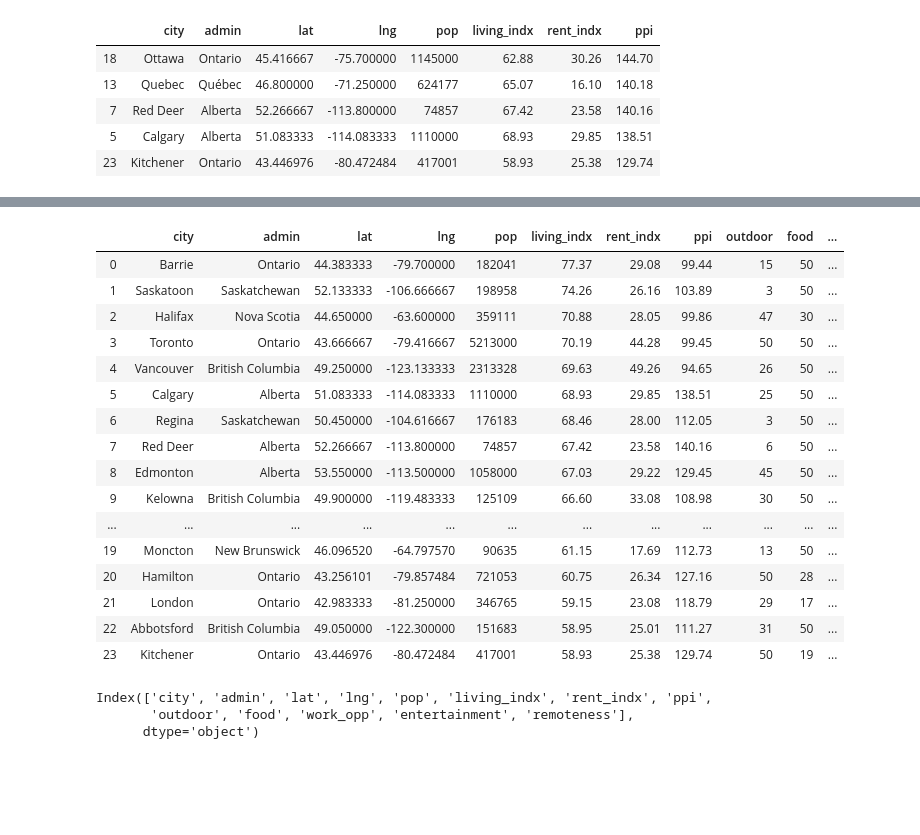
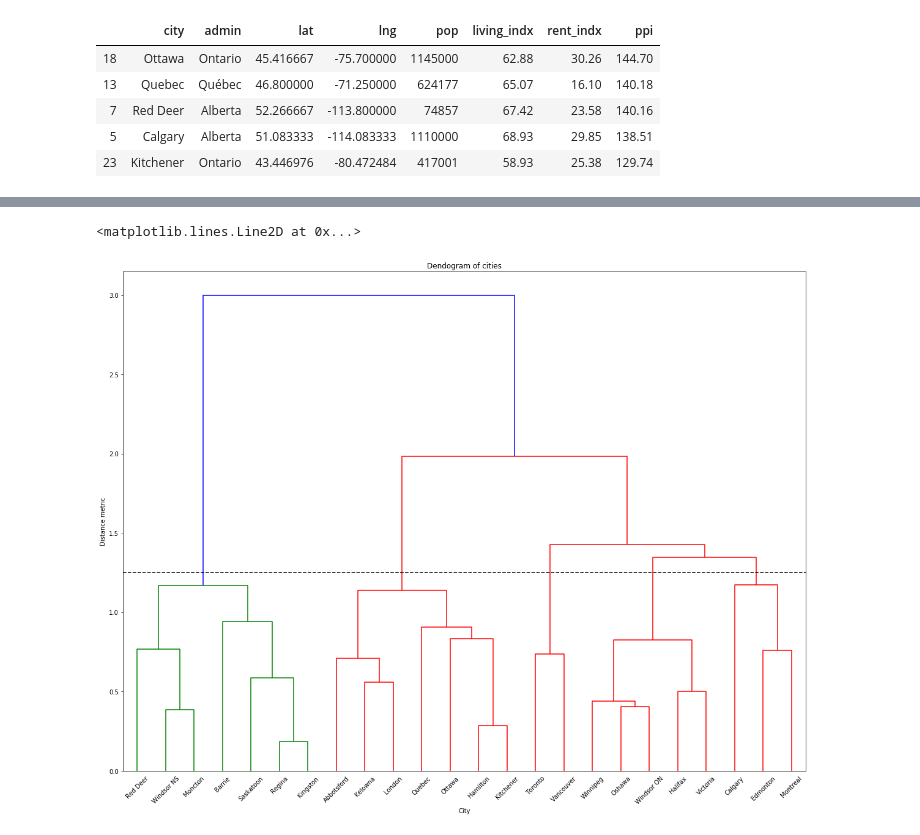
Before and after one commit to LouwTruter/Coursera_Capstone, a Jupyter notebook: capstone_project.ipynb, the cells around one changed output, grey strips where cells are left out. Saved outputs shown, nothing was run; the diff lists cells and outputs as text; code cells hidden in the pictures; blank space fills up the shorter version.

```diff
--- a/capstone_project.ipynb
+++ b/capstone_project.ipynb
@@ -81,11 +87,12 @@ df_can.sort_values('ppi', ascending=False).head(5)
 CLIENT_ID = 'O0LIFMUBGPNZ4Y5NSWWC23OFU0QM3QMDLX32UN42DOAXXLVB'
 CLIENT_CODE = '2J5PWAOXJKSTRSTPZBJMCFP1QMNQUU5NNRGGNSR2R45AK5X3'
 VERSION = '20180605'
+URL_SEARCH = 'https://api.foursquare.com/v2/venues/search'
 LIMIT = 100
 
 def search_call_num_locs(city_lat, city_lng, radius, category_ids):
-    """ Function that returns the number of venues of interest as defined by the catergory ids within the specified radius."""
-   # Search for outdoor trails, ski trails, biking trails, outdoor gyms
+    """ Function that returns the number of venues within the specified radius as defined by the category ids."""
+
     params = dict(
       client_id=CLIENT_ID,
       client_secret=CLIENT_CODE,
@@ -96,30 +103,28 @@ def search_call_num_locs(city_lat, city_lng, radius, category_ids):
       categoryId=category_ids,
       limit=LIMIT
     )
-    resp = requests.get(url=url_search, params=params)
+
+    resp = requests.get(url=URL_SEARCH, params=params)
     data = json.loads(resp.text)
     num_venues = len(data['response']['venues'])
     return num_venues
 # %%
-url_explore = 'https://api.foursquare.com/v2/venues/explore'
-url_search = 'https://api.foursquare.com/v2/venues/search'
-
 city_locs = pd.DataFrame(columns=['city', 'admin', 'outdoor', 'food', 'work_opp', 'entertainment', 'remoteness'])
 
 # Determine category ids of locations of interest (from: https://developer.foursquare.com/docs/resources/categories)
 
-# List of outdoor locations of interest
+# List of outdoor locations of interest. Search for outdoor trails, ski trails, biking trails, outdoor gyms
 outdoor_loc_interest = ['4bf58dd8d48988d159941735', '4eb1c0f63b7b52c0e1adc2eb', '56aa371be4b08b9a8d57355e', '58daa1558bbb0b01f18ec203']
-rad_outd = '20000' # Radius to search for outdoor locations (m)
+rad_outd = '30000' # Radius to search for outdoor locations (m) #20000
 # Food locations of interest
 food_loc = ['4d4b7105d754a06374d81259']
 rad_food = '3000'
 # Work opportunity locations of interest. Tech startups, corporate cafeteria and corporate coffee shops
 work_loc = ['4bf58dd8d48988d125941735', '54f4ba06498e2cf5561da814', '5665c7b9498e7d8a4f2c0f06']
-rad_work = '30000'
+rad_work = '35000'
 # Entertainment locations of interest. Nightlife: Beer bar, whisky bar, nightclubs, wine bar and pubs
 entertainm_loc = ['4bf58dd8d48988d122941735', '4bf58dd8d48988d11b941735', '56aa371ce4b08b9a8d57356c', '4bf58dd8d48988d11f941735']
-rad_enter = '3000'
+rad_enter = '15000'
 # Remoteness locations of interest. Airports
 remoteness_loc = ['4bf58dd8d48988d1eb931735']
 rad_remoteness = '50000'
@@ -161,22 +150,6 @@ city_locs.sort_values('city')
 # %%
 # Merge city location data with the cost data
 df_final = pd.merge(left=df_can, right=city_locs, on=['city', 'admin'], how='inner')
-df_final
+# Rename Windsor city name so they are distinguisable
+df_final.loc[(df_final['city'] == 'Windsor') & (df_final['admin'] == 'Ontario'), 'city'] = 'Windsor ON'
+df_final.loc[(df_final['city'] == 'Windsor') & (df_final['admin'] == 'Nova Scotia'), 'city'] = 'Windsor NS'
-# %% [output]
-|  | city | admin | lat | lng | pop | living_indx | rent_indx | ppi | outdoor | food | ... |
-| 0 | Barrie | Ontario | 44.383333 | -79.700000 | 182041 | 77.37 | 29.08 | 99.44 | 15 | 50 | ... |
-| 1 | Saskatoon | Saskatchewan | 52.133333 | -106.666667 | 198958 | 74.26 | 26.16 | 103.89 | 3 | 50 | ... |
-| 2 | Halifax | Nova Scotia | 44.650000 | -63.600000 | 359111 | 70.88 | 28.05 | 99.86 | 47 | 30 | ... |
-| 3 | Toronto | Ontario | 43.666667 | -79.416667 | 5213000 | 70.19 | 44.28 | 99.45 | 50 | 50 | ... |
-| 4 | Vancouver | British Columbia | 49.250000 | -123.133333 | 2313328 | 69.63 | 49.26 | 94.65 | 26 | 50 | ... |
-| 5 | Calgary | Alberta | 51.083333 | -114.083333 | 1110000 | 68.93 | 29.85 | 138.51 | 25 | 50 | ... |
-| 6 | Regina | Saskatchewan | 50.450000 | -104.616667 | 176183 | 68.46 | 28.00 | 112.05 | 3 | 50 | ... |
-| 7 | Red Deer | Alberta | 52.266667 | -113.800000 | 74857 | 67.42 | 23.58 | 140.16 | 6 | 50 | ... |
-| 8 | Edmonton | Alberta | 53.550000 | -113.500000 | 1058000 | 67.03 | 29.22 | 129.45 | 45 | 50 | ... |
-| 9 | Kelowna | British Columbia | 49.900000 | -119.483333 | 125109 | 66.60 | 33.08 | 108.98 | 30 | 50 | ... |
-| ... | ... | ... | ... | ... | ... | ... | ... | ... | ... | ... | ... |
-| 19 | Moncton | New Brunswick | 46.096520 | -64.797570 | 90635 | 61.15 | 17.69 | 112.73 | 13 | 50 | ... |
-| 20 | Hamilton | Ontario | 43.256101 | -79.857484 | 721053 | 60.75 | 26.34 | 127.16 | 50 | 28 | ... |
-| 21 | London | Ontario | 42.983333 | -81.250000 | 346765 | 59.15 | 23.08 | 118.79 | 29 | 17 | ... |
-| 22 | Abbotsford | British Columbia | 49.050000 | -122.300000 | 151683 | 58.95 | 25.01 | 111.27 | 31 | 50 | ... |
-| 23 | Kitchener | Ontario | 43.446976 | -80.472484 | 417001 | 58.93 | 25.38 | 129.74 | 50 | 19 | ... |
@@ -187,6 +156,20 @@ X = df_final
-# %%
-df_final.columns
-# %% [output]
-Index(['city', 'admin', 'lat', 'lng', 'pop', 'living_indx', 'rent_indx', 'ppi',
-       'outdoor', 'food', 'work_opp', 'entertainment', 'remoteness'],
-      dtype='object')
+# %%
+# Cluster the cities in some usefull way - this can be changed to change preferences
+# All columns: ['city', 'admin', 'lat', 'lng', 'pop', 'living_indx', 'rent_indx', 'ppi', 'outdoor', 'food', 'work_opp', 'entertainment', 'remoteness', 'cluster']
+cols_for_clustering = ['ppi', 'living_indx', 'rent_indx', 'outdoor', 'work_opp', 'entertainment', 'remoteness']
+X = df_final[cols_for_clustering]
+
+# Scale attributes in order to compare like-wise numbers
+scaler = MinMaxScaler()
+X_scaled = scaler.fit_transform(X)
+X_scaled = pd.DataFrame(data=X_scaled, columns=X.columns)
+# %%
+plt.figure(figsize=(20, 15))
+plt.title('Dendogram of cities')
+dend = shc.dendrogram(shc.linkage(X_scaled, method='ward'), labels=list(df_final['city']))
+plt.xlabel('City')
+plt.ylabel('Distance metric')
+plt.axhline(y=1.25, color='k', linestyle='--')
+# %% [output]
+<matplotlib.lines.Line2D at 0x...>
+[figure, added]
```
Also changed, not shown: parts of 9 cells of this notebook.
